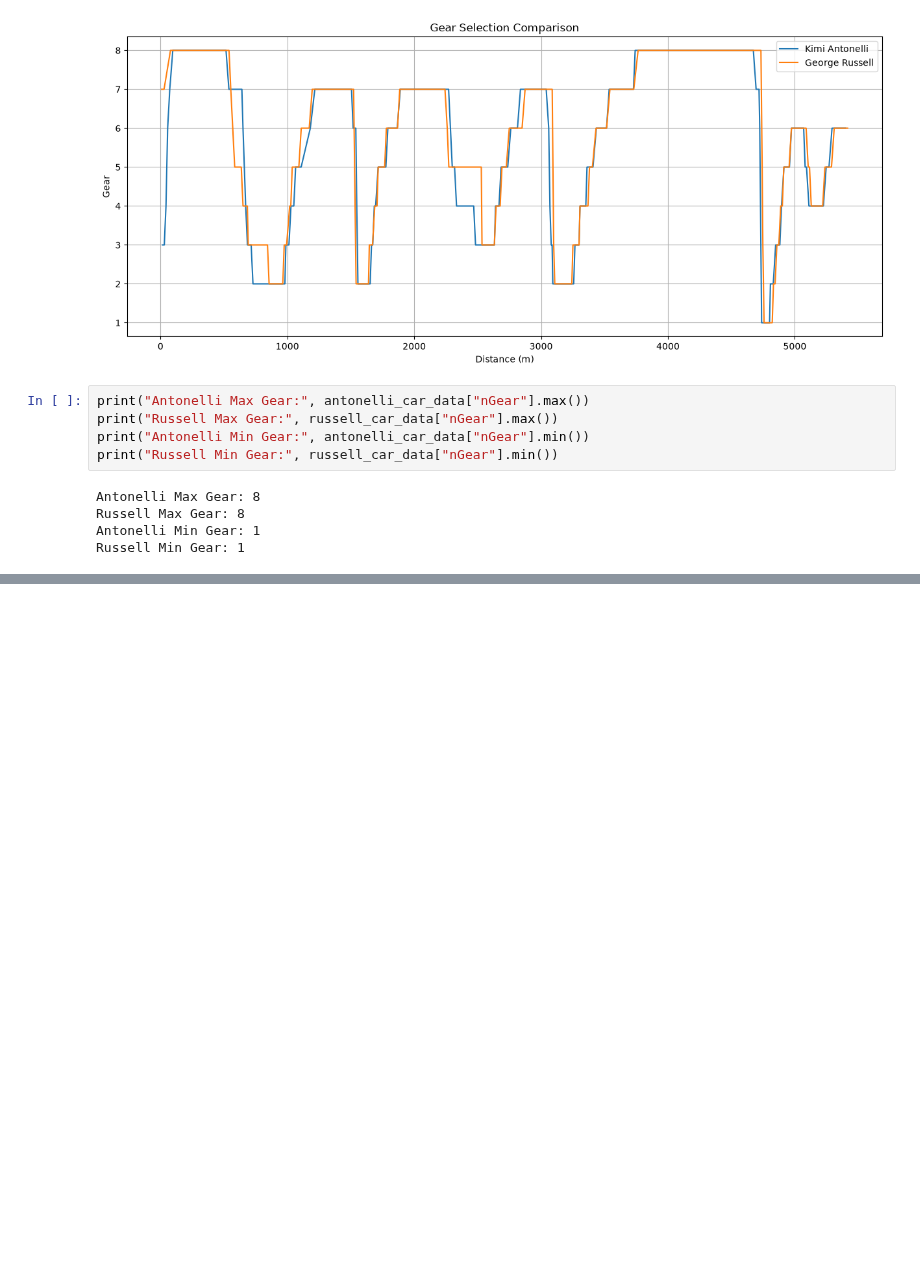
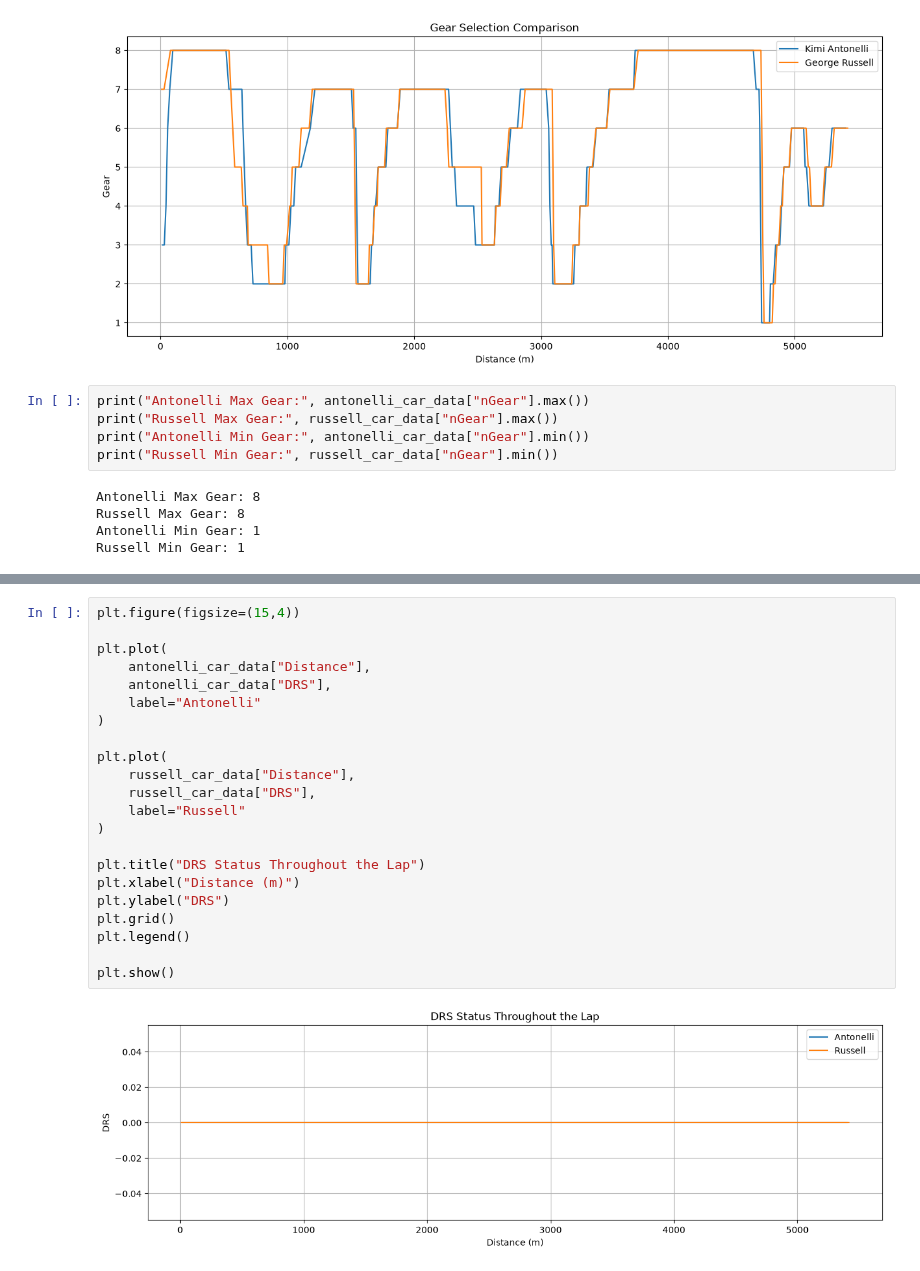
Before and after one commit to ishikajena1509/F1-Telemetry-Analysis, a Jupyter notebook: notebooks/02_china_2026_qualifying_analysis.ipynb.ipynb, the cells around one changed output, grey strips where cells are left out. Drawn from its saved outputs; the diff is of its cells as text; blank space fills up the shorter version.

```diff
--- a/notebooks/02_china_2026_qualifying_analysis.ipynb.ipynb
+++ b/notebooks/02_china_2026_qualifying_analysis.ipynb.ipynb
@@ -903,0 +932,24 @@ Russell Min Gear: 1
+# %%
+plt.figure(figsize=(15,4))
+
+plt.plot(
+    antonelli_car_data["Distance"],
+    antonelli_car_data["DRS"],
+    label="Antonelli"
+)
+
+plt.plot(
+    russell_car_data["Distance"],
+    russell_car_data["DRS"],
+    label="Russell"
+)
+
+plt.title("DRS Status Throughout the Lap")
+plt.xlabel("Distance (m)")
+plt.ylabel("DRS")
+plt.grid()
+plt.legend()
+
+plt.show()
+# %% [output]
+[figure, added]
```
Also changed, not shown: parts of 6 cells of this notebook, 2 other files.
